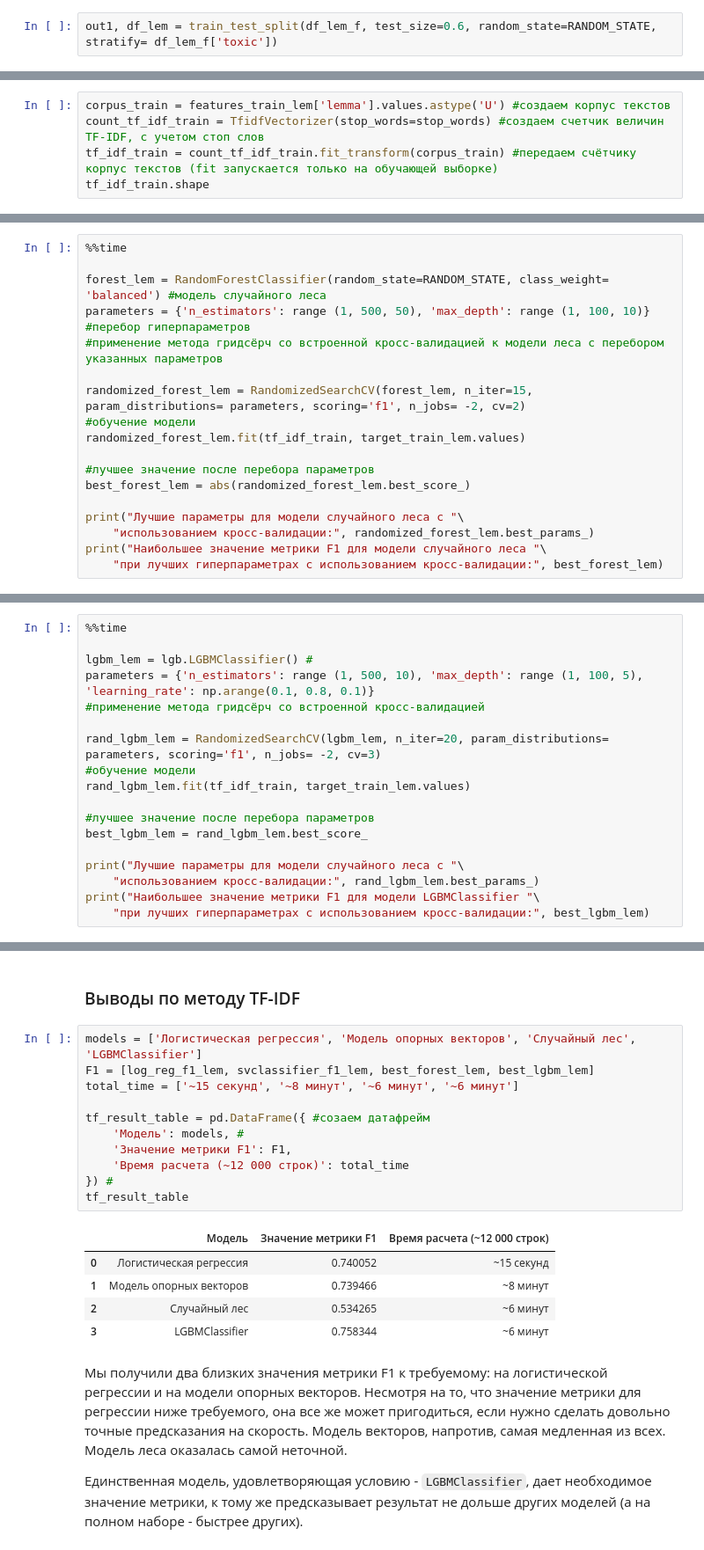
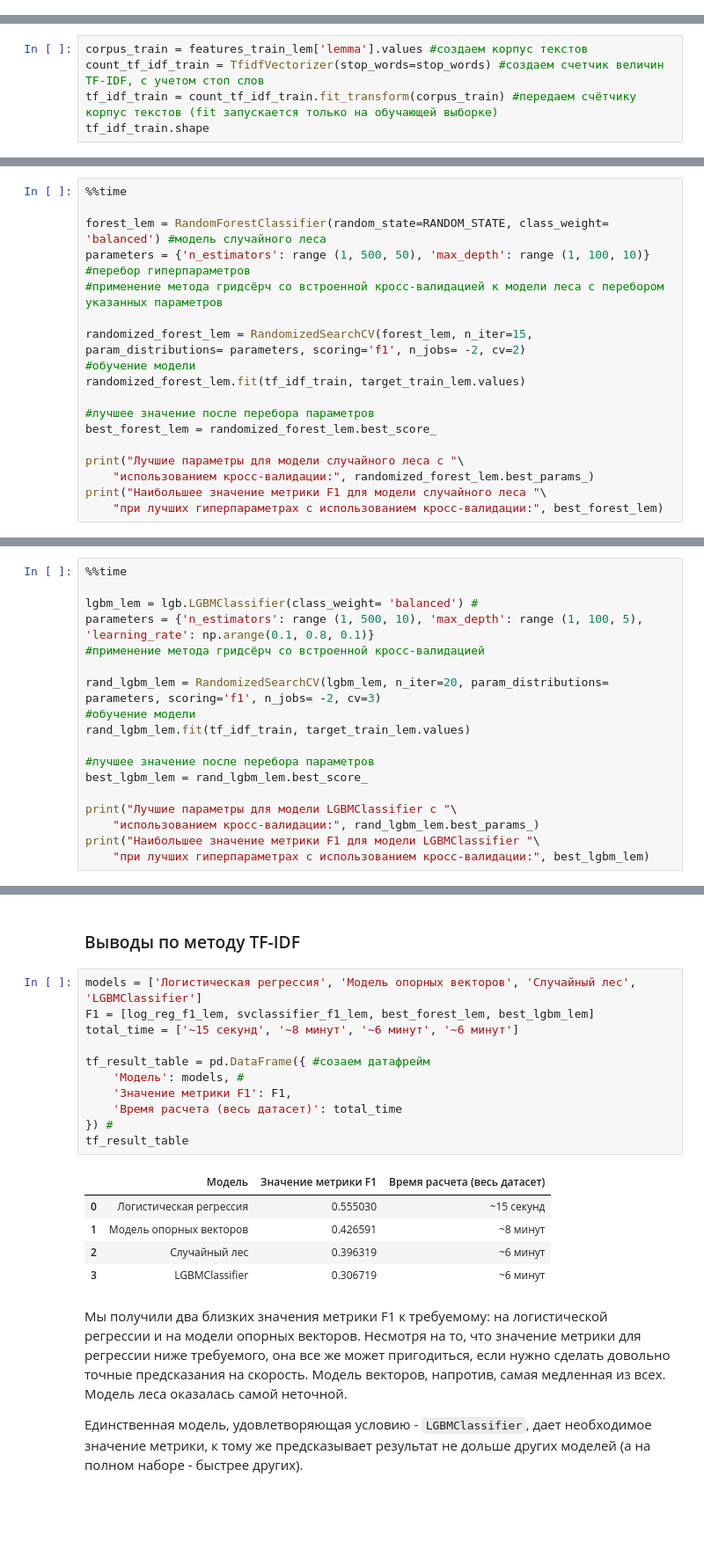
Before and after one commit to rustyt0aster/project13_BERT, a Jupyter notebook: project13_BERT.ipynb, the cells around one changed output, grey strips where cells are left out. Shown at 88% size. Saved outputs shown, nothing was run; the diff lists cells and outputs as text; blank space fills up the shorter version.

```diff
--- a/project13_BERT.ipynb
+++ b/project13_BERT.ipynb
@@ -587,2 +967,0 @@ df_lem_f
-# %%
-out1, df_lem = train_test_split(df_lem_f, test_size=0.6, random_state=RANDOM_STATE, stratify= df_lem_f['toxic'])
@@ -606,7 +1036,7 @@ stop_words = set(stopwords.words('english'))
 
 Счётчик выделит из корпуса уникальные слова и посчитает количество их вхождений в каждом тексте корпуса. Отдельные буквы счётчик как слова не учитывает.
 # %%
-corpus_train = features_train_lem['lemma'].values.astype('U') #создаем корпус текстов
+corpus_train = features_train_lem['lemma'].values #создаем корпус текстов
 count_tf_idf_train = TfidfVectorizer(stop_words=stop_words) #создаем счетчик величин TF-IDF, с учетом стоп слов
 tf_idf_train = count_tf_idf_train.fit_transform(corpus_train) #передаем счётчику корпус текстов (fit запускается только на обучающей выборке)
 tf_idf_train.shape
@@ -670,7 +1133,7 @@ randomized_forest_lem = RandomizedSearchCV(forest_lem, n_iter=15, param_distribu
 randomized_forest_lem.fit(tf_idf_train, target_train_lem.values)
 
 #лучшее значение после перебора параметров
-best_forest_lem = abs(randomized_forest_lem.best_score_)
+best_forest_lem = randomized_forest_lem.best_score_
 
 print("Лучшие параметры для модели случайного леса с "\
     "использованием кросс-валидации:", randomized_forest_lem.best_params_)
@@ -686,7 +1149,7 @@ Wall time: 5min 52s
 # %%
 %%time
 
-lgbm_lem = lgb.LGBMClassifier() #
+lgbm_lem = lgb.LGBMClassifier(class_weight= 'balanced') #
 parameters = {'n_estimators': range (1, 500, 10), 'max_depth': range (1, 100, 5), 'learning_rate': np.arange(0.1, 0.8, 0.1)}
 #применение метода гридсёрч со встроенной кросс-валидацией
 
@@ -697,7 +1160,7 @@ rand_lgbm_lem.fit(tf_idf_train, target_train_lem.values)
 #лучшее значение после перебора параметров
 best_lgbm_lem = rand_lgbm_lem.best_score_
 
-print("Лучшие параметры для модели случайного леса с "\
+print("Лучшие параметры для модели LGBMClassifier с "\
     "использованием кросс-валидации:", rand_lgbm_lem.best_params_)
 print("Наибольшее значение метрики F1 для модели LGBMClassifier "\
     "при лучших гиперпараметрах с использованием кросс-валидации:", best_lgbm_lem)
@@ -711,20 +1220,20 @@ Wall time: 5min 45s
 # %%
 models = ['Логистическая регрессия', 'Модель опорных векторов', 'Случайный лес', 'LGBMClassifier']
 F1 = [log_reg_f1_lem, svclassifier_f1_lem, best_forest_lem, best_lgbm_lem]
 total_time = ['~15 секунд', '~8 минут', '~6 минут', '~6 минут']
 
 tf_result_table = pd.DataFrame({ #созаем датафрейм
     'Модель': models, #
     'Значение метрики F1': F1,
-    'Время расчета (~12 000 строк)': total_time
+    'Время расчета (весь датасет)': total_time
 }) #
 tf_result_table
 # %% [output]
-|  | Модель | Значение метрики F1 | Время расчета (~12 000 строк) |
-| 0 | Логистическая регрессия | 0.740052 | ~15 секунд |
-| 1 | Модель опорных векторов | 0.739466 | ~8 минут |
-| 2 | Случайный лес | 0.534265 | ~6 минут |
-| 3 | LGBMClassifier | 0.758344 | ~6 минут |
+|  | Модель | Значение метрики F1 | Время расчета (весь датасет) |
+| 0 | Логистическая регрессия | 0.555030 | ~15 секунд |
+| 1 | Модель опорных векторов | 0.426591 | ~8 минут |
+| 2 | Случайный лес | 0.396319 | ~6 минут |
+| 3 | LGBMClassifier | 0.306719 | ~6 минут |
 # %% [markdown]
 Мы получили два близких значения метрики F1 к требуемому: на логистической регрессии и на модели опорных векторов. Несмотря на то, что значение метрики для регрессии ниже требуемого, она все же может пригодиться, если нужно сделать довольно точные предсказания на скорость. Модель векторов, напротив, самая медленная из всех. Модель леса оказалась самой неточной.
 
```
Also changed, not shown: parts of 97 cells of this notebook, 1 other file.
